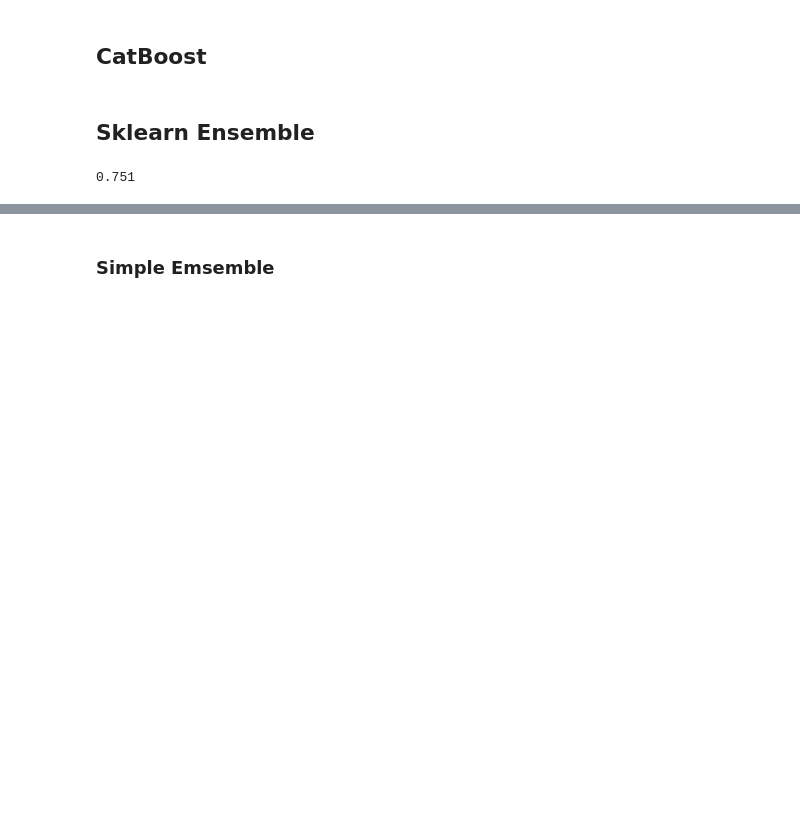
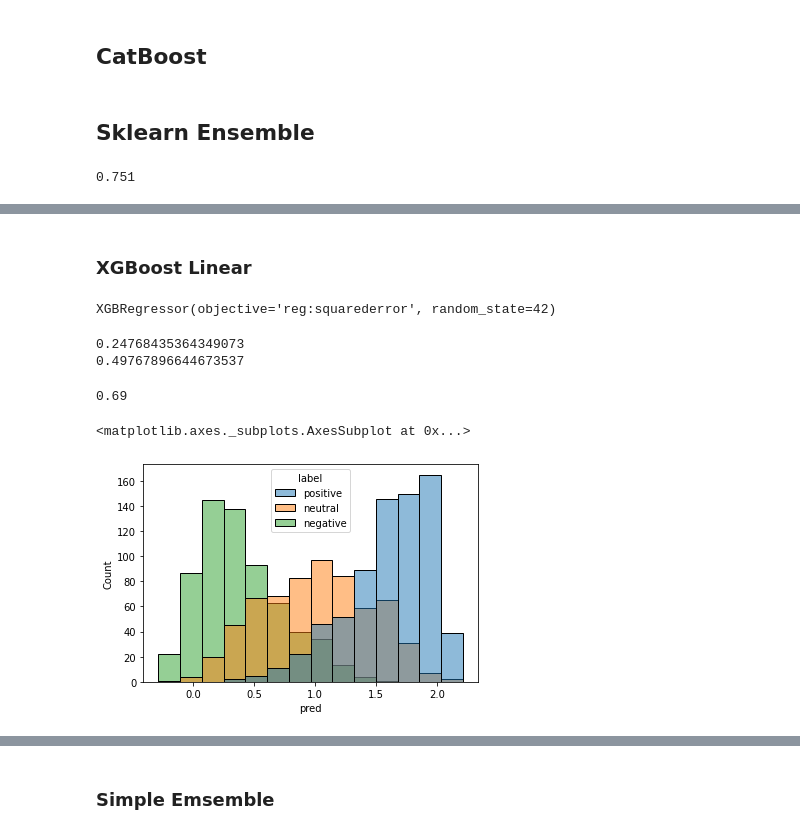
Before and after one commit to ibombonato/aicrowd-blitz-faceimages, a Jupyter notebook: AiCrowd_Tabular_Sentiment_Classification.ipynb, the cells around one changed output, grey strips where cells are left out. Cells and saved outputs as stored; diff of their text form; code cells hidden in the pictures; blank space fills up the shorter version.

Commit message:
Add SVM Linear and test xgblinear with cutoff

```diff
--- a/AiCrowd_Tabular_Sentiment_Classification.ipynb
+++ b/AiCrowd_Tabular_Sentiment_Classification.ipynb
@@ -371,0 +406,3 @@ skm.accuracy_score([eclf_soft.classes_[item.argmax()] for item in eclf_soft_pred
+# %%
+svm_model = SVC(probability=True)
+svm_model.fit(X_train_scaled, Y_train_scaled)
@@ -371,0 +415,39 @@ skm.accuracy_score([eclf_soft.classes_[item.argmax()] for item in eclf_soft_pred
+# %% [markdown]
+### XGBoost Linear
+# %%
+from sklearn.metrics import mean_squared_error
+
+xgb_linear_model = xgb.XGBRegressor(objective="reg:squarederror", random_state=42)
+
+xgb_linear_model.fit(X_train_scaled, Y_train_scaled)
+# %% [output]
+XGBRegressor(objective='reg:squarederror', random_state=42)
+# %%
+xgb_linear_preds = xgb_linear_model.predict(X_val_scaled)
+
+mse=mean_squared_error(Y_val_scaled, xgb_linear_preds)
+
+print(mse)
+print(np.sqrt(mse))
+# %% [output]
+0.24768435364349073
+0.49767896644673537
+# %%
+np.absolute(np.round(xgb_linear_preds)).astype(int)
+accuracy_score(np.absolute(np.round(xgb_linear_preds)).astype(int), Y_val_scaled)
+# %% [output]
+0.69
+# %%
+xgb_linear_preds
+xgb2 = xgb.XGBClassifier(objective='multi:softmax', random_state=42)
+xgb2.fit(xgb_linear_preds, y_val)
+# %%
+import matplotlib.pyplot as plt
+import seaborn as sns
+
+df_reg = pd.DataFrame({"label": y_val, "pred": xgb_linear_preds, "label_num": Y_val_scaled})
+
+sns.histplot(data=df_reg, x="pred", hue="label")
+# %% [output]
+<matplotlib.axes._subplots.AxesSubplot at 0x...>
+[figure, added]
```
Also changed, not shown: parts of 24 cells of this notebook.
